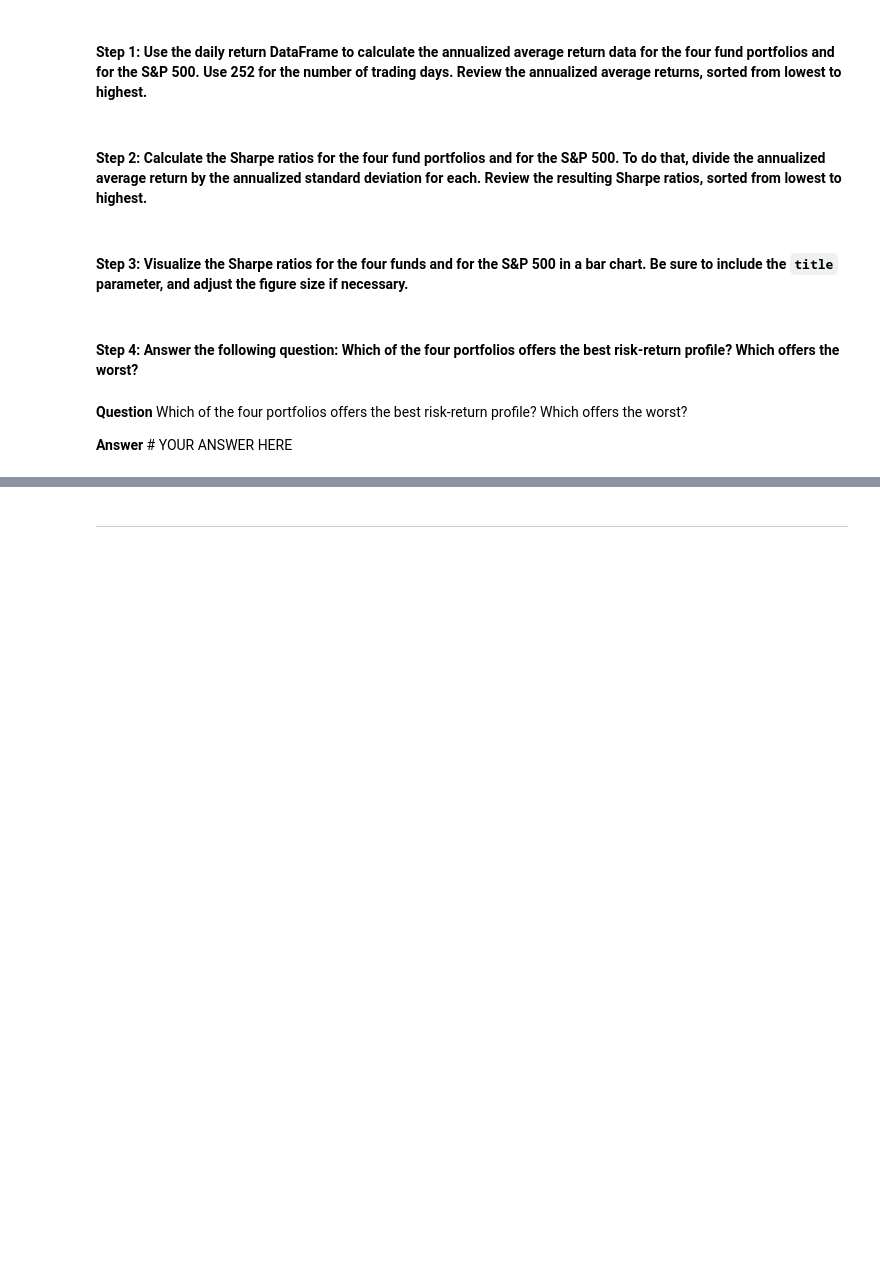
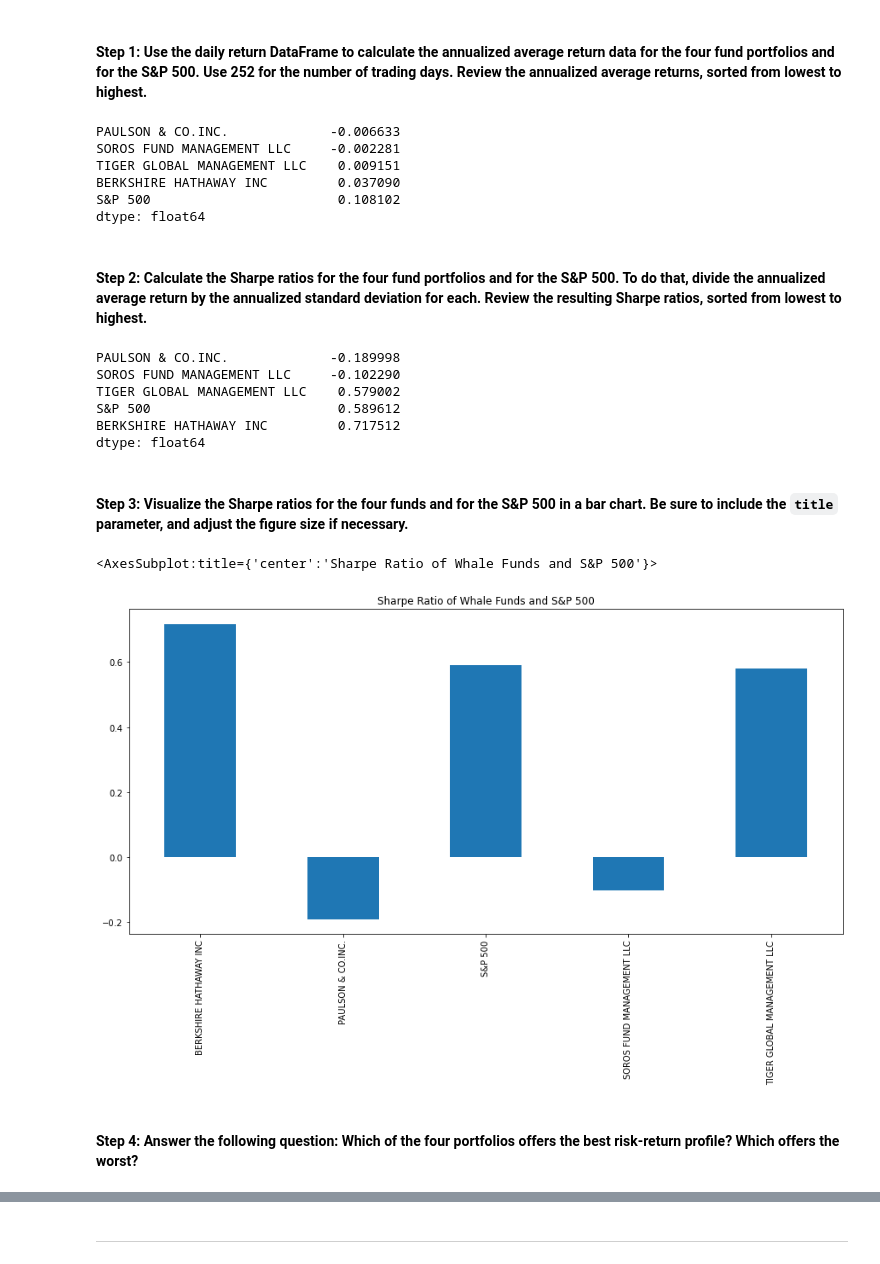
Before and after one commit to davidlp94/04_DLP_Risk_Return_Analysis, a Jupyter notebook: risk_return_analysis.ipynb, the cells around one changed output, grey strips where cells are left out. Saved outputs shown, nothing was run; the diff lists cells and outputs as text; code cells hidden in the pictures; blank space fills up the shorter version.

```diff
--- a/risk_return_analysis.ipynb
+++ b/risk_return_analysis.ipynb
@@ -305,22 +308,38 @@ To determine the overall risk of an asset or portfolio, quantitative analysts an
 # Calculate the annual average return data for the for fund portfolios and the S&P 500
 # Use 252 as the number of trading days in the year
 # Review the annual average returns sorted from lowest to highest
-# YOUR CODE HERE
+trading_days = 252
+average_annual_return = daily_returns.mean() * trading_days
+average_annual_return.sort_values()
+# %% [output]
+PAULSON & CO.INC.             -0.006633
+SOROS FUND MANAGEMENT LLC     -0.002281
+TIGER GLOBAL MANAGEMENT LLC    0.009151
+BERKSHIRE HATHAWAY INC         0.037090
+S&P 500                        0.108102
+dtype: float64
 # %% [markdown]
 #### Step 2: Calculate the Sharpe ratios for the four fund portfolios and for the S&P 500. To do that, divide the annualized average return by the annualized standard deviation for each. Review the resulting Sharpe ratios, sorted from lowest to highest.
 # %%
 # Calculate the annualized Sharpe Ratios for each of the 4 portfolios and the S&P 500.
 # Review the Sharpe ratios sorted lowest to highest
-# YOUR CODE HERE
+sharpe_ratios = average_annual_return/annual_std_dev
+sharpe_ratios.sort_values()
+# %% [output]
+PAULSON & CO.INC.             -0.189998
+SOROS FUND MANAGEMENT LLC     -0.102290
+TIGER GLOBAL MANAGEMENT LLC    0.579002
+S&P 500                        0.589612
+BERKSHIRE HATHAWAY INC         0.717512
+dtype: float64
 # %% [markdown]
 #### Step 3: Visualize the Sharpe ratios for the four funds and for the S&P 500 in a bar chart. Be sure to include the `title` parameter, and adjust the figure size if necessary.
 # %%
 # Visualize the Sharpe ratios as a bar chart
 # Include a title parameter and adjust the figure size
-# YOUR CODE HERE
+sharpe_ratios.plot(kind='bar', figsize=(15, 7), title='Sharpe Ratio of Whale Funds and S&P 500')
+# %% [output]
+<AxesSubplot:title={'center':'Sharpe Ratio of Whale Funds and S&P 500'}>
+[figure, added]
 # %% [markdown]
 #### Step 4: Answer the following question: Which of the four portfolios offers the best risk-return profile? Which offers the worst?
-# %% [markdown]
-**Question** Which of the four portfolios offers the best risk-return profile? Which offers the worst?
-
-**Answer** # YOUR ANSWER HERE
```
Also changed, not shown: parts of 7 cells of this notebook.
